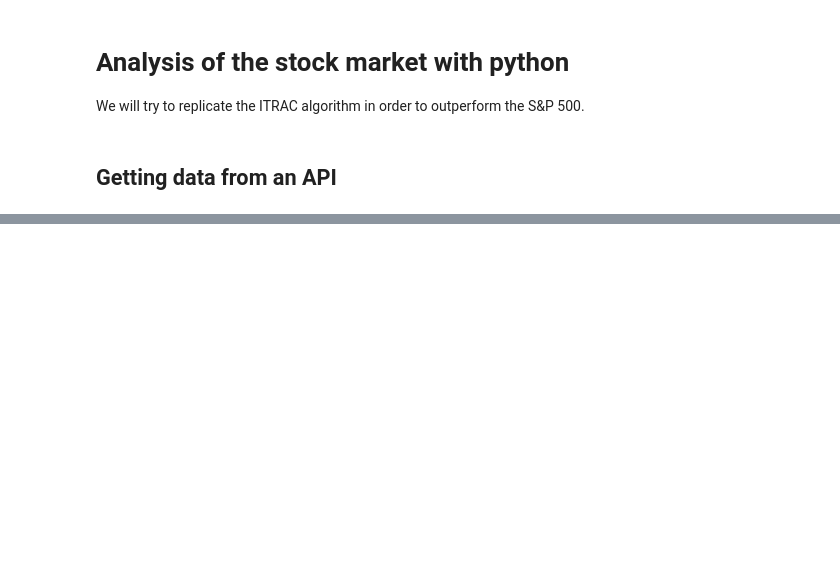
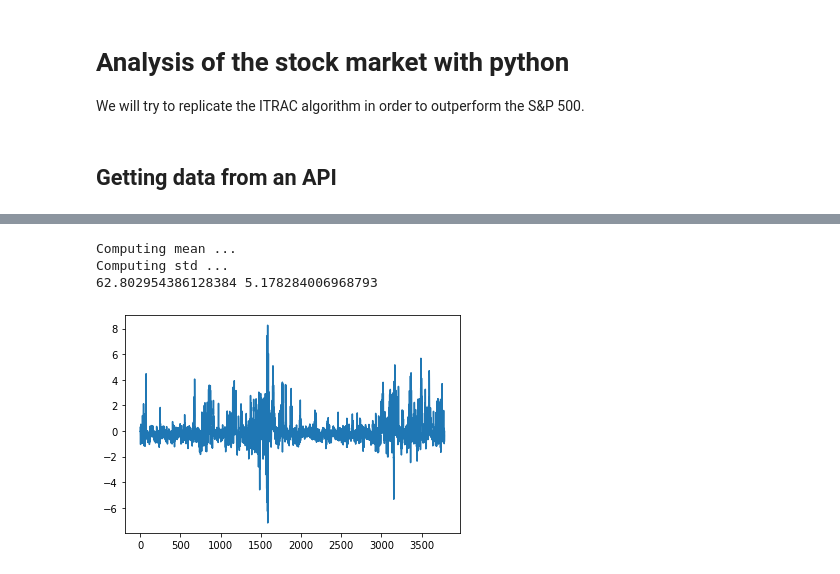
Before and after one commit to ealjkj/ealjkj, a Jupyter notebook: financial_analysis.ipynb, the cells around one changed output, grey strips where cells are left out. Drawn from its saved outputs; the diff is of its cells as text; code cells hidden in the pictures; blank space fills up the shorter version.

```diff
--- a/financial_analysis.ipynb
+++ b/financial_analysis.ipynb
@@ -187,0 +262,25 @@ plt.show()
+# %%
+scores = np.array(grid.predictions(X_train, num_of_days=num_of_days))[:,0]
+mean = np.mean(scores)
+std = np.std(scores)
+scores = (scores - mean)/std
+plt.plot(scores)
+
+X = X_validation
+pred = np.array(grid.predictions(X,  num_of_days=num_of_days))
+mask0 = pred[:,2] == 0
+mask1 = pred[:,2] == 1
+
+red = pred[mask0]
+green = pred[mask1]
+
+
+up_thold =  grid.train_set_mean() + 1.5*grid.train_set_std()
+down_thold = grid.train_set_mean() - 1.5*grid.train_set_std()
+
+print(grid.train_set_mean(), grid.train_set_std())
+# %% [output]
+Computing mean ...
+Computing std ...
+62.802954386128384 5.178284006968793
+[figure, added]
```
Also changed, not shown: parts of 17 cells of this notebook.
